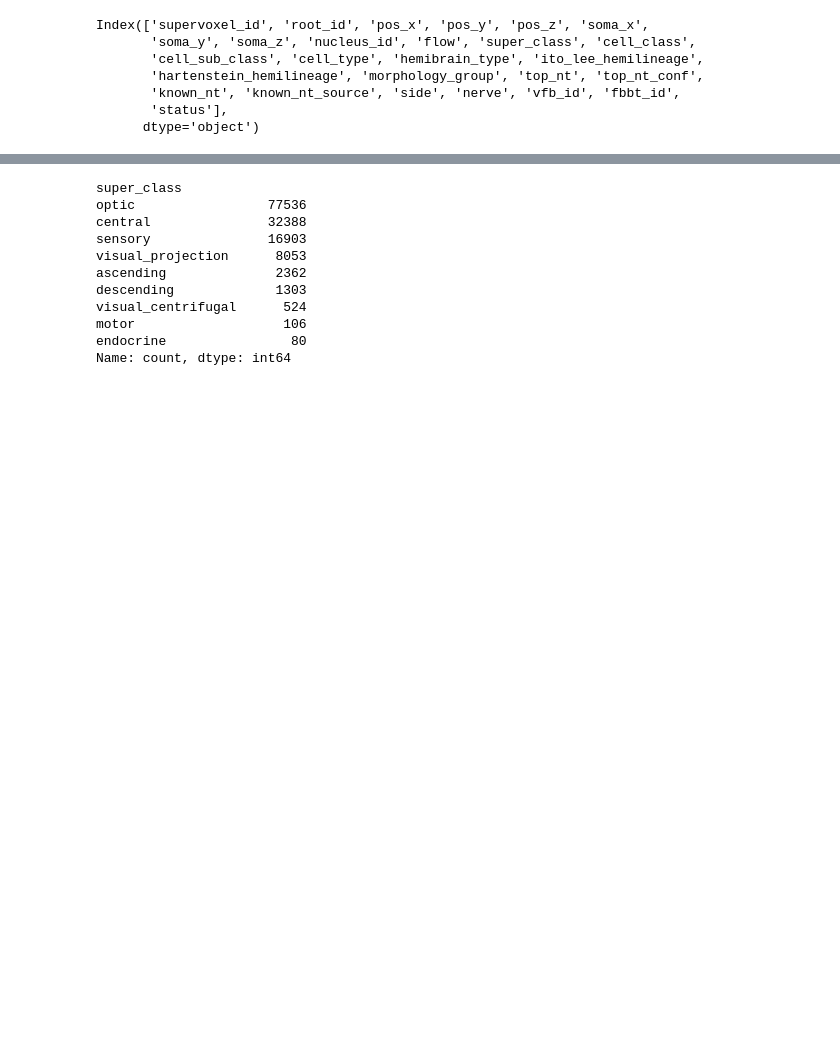
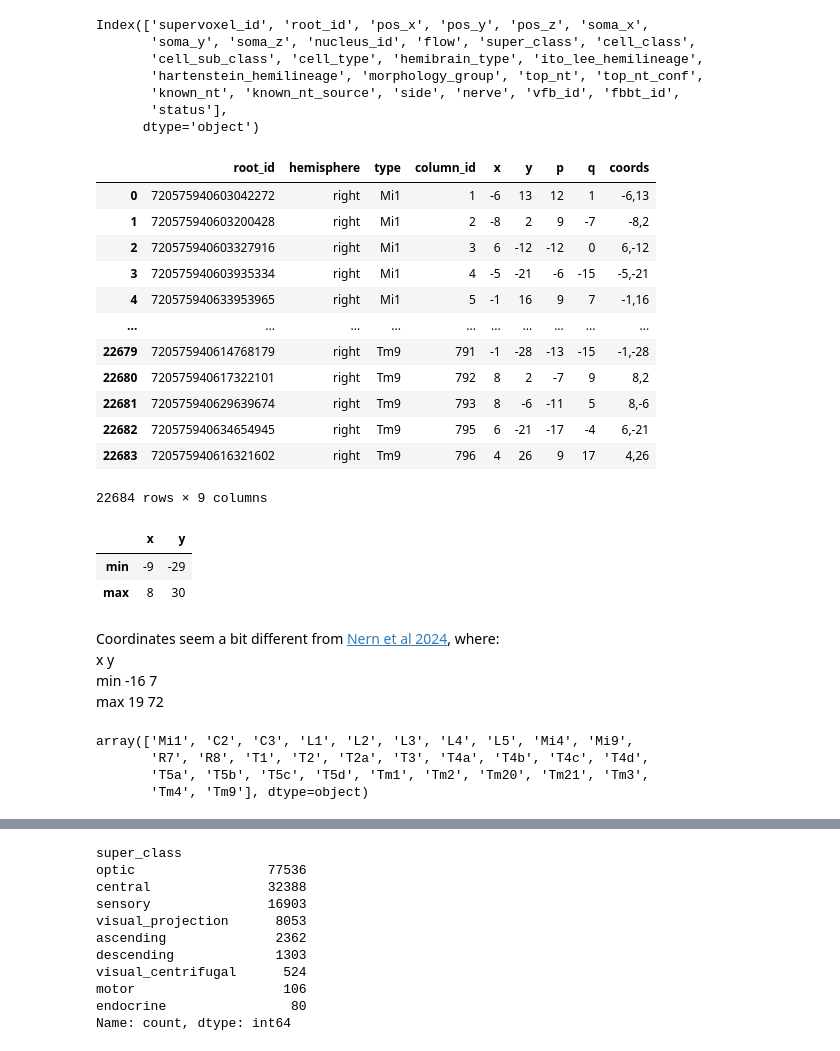
Before and after one commit to YijieYin/connectome_data_prep, a Jupyter notebook: FAFB/adult_prepare_connectome_optic_right.ipynb, the cells around one changed output, grey strips where cells are left out. Drawn from its saved outputs; the diff is of its cells as text; code cells hidden in the pictures; blank space fills up the shorter version.

Commit message:
add column coordinates

```diff
--- a/adult_prepare_connectome_optic_right.ipynb
+++ b/FAFB/adult_prepare_connectome_optic_right.ipynb
@@ -29,3 +32,45 @@ Index(['supervoxel_id', 'root_id', 'pos_x', 'pos_y', 'pos_z', 'soma_x',
        'known_nt', 'known_nt_source', 'side', 'nerve', 'vfb_id', 'fbbt_id',
        'status'],
       dtype='object')
+# %%
+# read columns, downloaded from here:
+# https://codex.flywire.ai/api/download
+
+vis_cols = pd.read_csv(
+    "C:/Users/44745/Downloads/column_assignment.csv.gz", compression="gzip"
+)
+vis_cols["coords"] = vis_cols["x"].astype(str) + "," + vis_cols["y"].astype(str)
+root_to_coords = dict(zip(vis_cols["root_id"], vis_cols["coords"]))
+vis_cols
+# %% [output]
+|  | root_id | hemisphere | type | column_id | x | y | p | q | coords |
+| 0 | 720575940603042272 | right | Mi1 | 1 | -6 | 13 | 12 | 1 | -6,13 |
+| 1 | 720575940603200428 | right | Mi1 | 2 | -8 | 2 | 9 | -7 | -8,2 |
+| 2 | 720575940603327916 | right | Mi1 | 3 | 6 | -12 | -12 | 0 | 6,-12 |
+| 3 | 720575940603935334 | right | Mi1 | 4 | -5 | -21 | -6 | -15 | -5,-21 |
+| 4 | 720575940633953965 | right | Mi1 | 5 | -1 | 16 | 9 | 7 | -1,16 |
+| ... | ... | ... | ... | ... | ... | ... | ... | ... | ... |
+| 22679 | 720575940614768179 | right | Tm9 | 791 | -1 | -28 | -13 | -15 | -1,-28 |
+| 22680 | 720575940617322101 | right | Tm9 | 792 | 8 | 2 | -7 | 9 | 8,2 |
+| 22681 | 720575940629639674 | right | Tm9 | 793 | 8 | -6 | -11 | 5 | 8,-6 |
+| 22682 | 720575940634654945 | right | Tm9 | 795 | 6 | -21 | -17 | -4 | 6,-21 |
+| 22683 | 720575940616321602 | right | Tm9 | 796 | 4 | 26 | 9 | 17 | 4,26 |
+22684 rows × 9 columns
+# %%
+vis_cols[["x", "y"]].agg([min, max])
+# %% [output]
+|  | x | y |
+| min | -9 | -29 |
+| max | 8 | 30 |
+# %% [markdown]
+Coordinates seem a bit different from [Nern et al 2024](https://www.biorxiv.org/content/10.1101/2024.04.16.589741v2), where:
+	x	y
+min	-16	7
+max	19	72
+# %%
+vis_cols["type"].unique()
+# %% [output]
+array(['Mi1', 'C2', 'C3', 'L1', 'L2', 'L3', 'L4', 'L5', 'Mi4', 'Mi9',
+       'R7', 'R8', 'T1', 'T2', 'T2a', 'T3', 'T4a', 'T4b', 'T4c', 'T4d',
+       'T5a', 'T5b', 'T5c', 'T5d', 'Tm1', 'Tm2', 'Tm20', 'Tm21', 'Tm3',
+       'Tm4', 'Tm9'], dtype=object)
```
Also changed, not shown: parts of 33 cells of this notebook, 1 other file.
